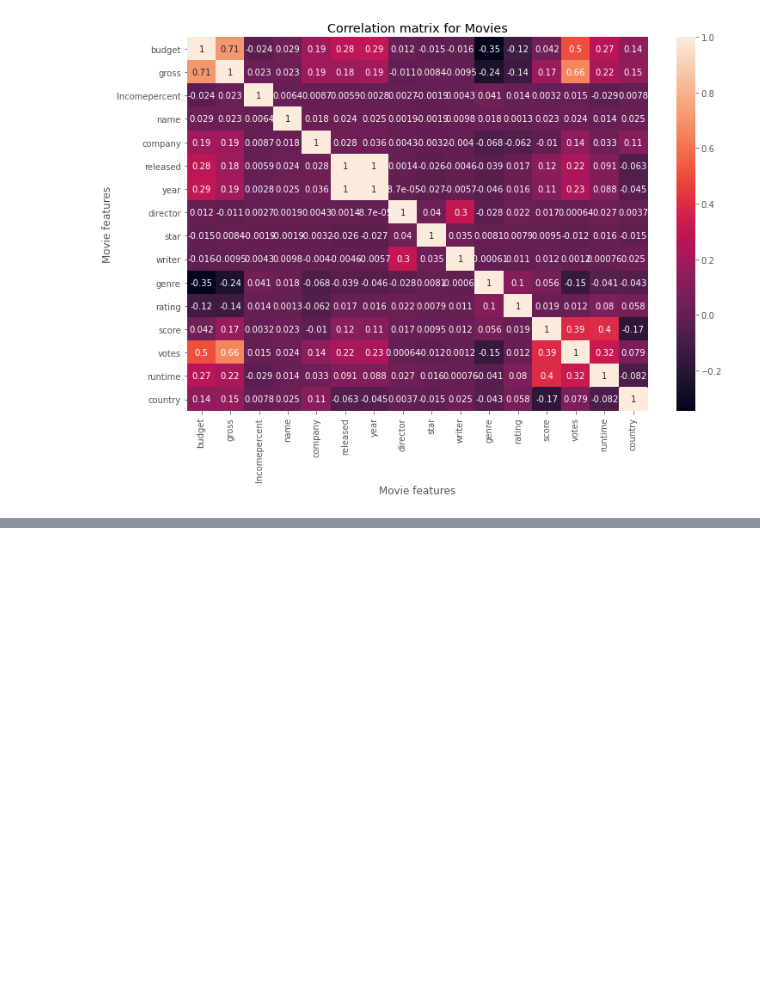
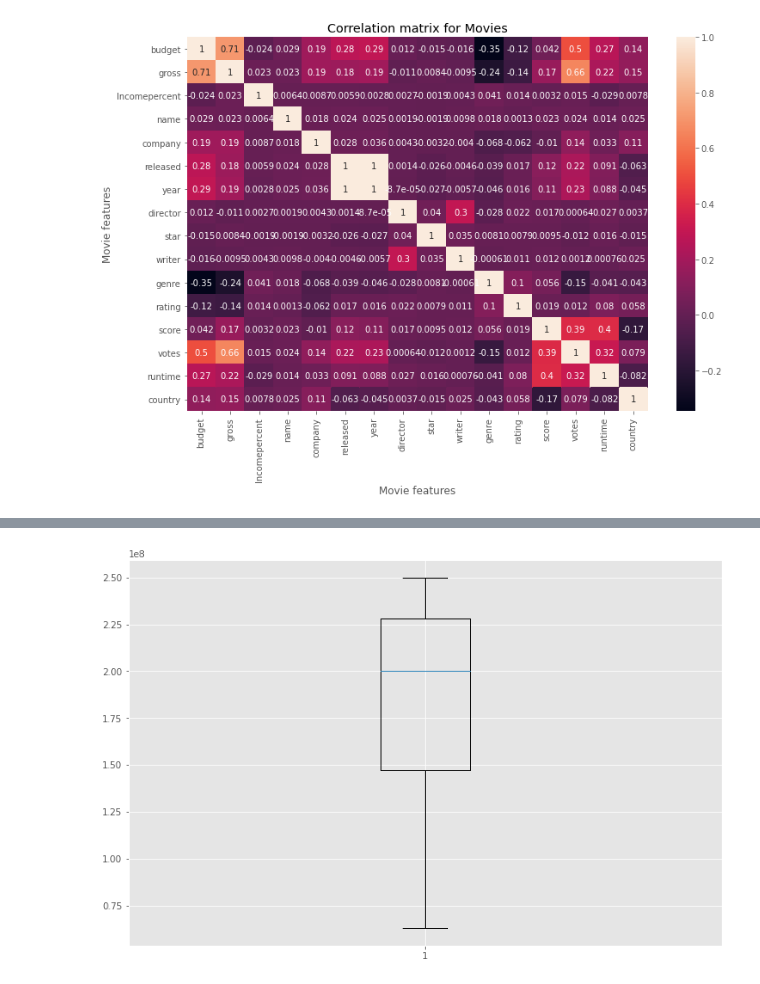
Before and after one commit to shntank/python-correlation, a Jupyter notebook: Movie Project.ipynb, the cells around one changed output, grey strips where cells are left out. Saved outputs shown, nothing was run; the diff lists cells and outputs as text; code cells hidden in the pictures; blank space fills up the shorter version.

```diff
--- a/Movie Project.ipynb
+++ b/Movie Project.ipynb
@@ -209,0 +226,6 @@ plt.show()
+# %%
+#=creating dataframe for top 20 budgets
+
+dftop = df.sort_values(by = ['gross'],ascending = False).head(20)
+
+dftop
@@ -209,0 +250,8 @@ plt.show()
+# %%
+#seeing cat and whiskers for top 20  highest budget movies
+
+plt.boxplot(dftop.budget)
+
+plt.show()
+# %% [output]
+[figure, added]
```
Also changed, not shown: parts of 7 cells of this notebook.
